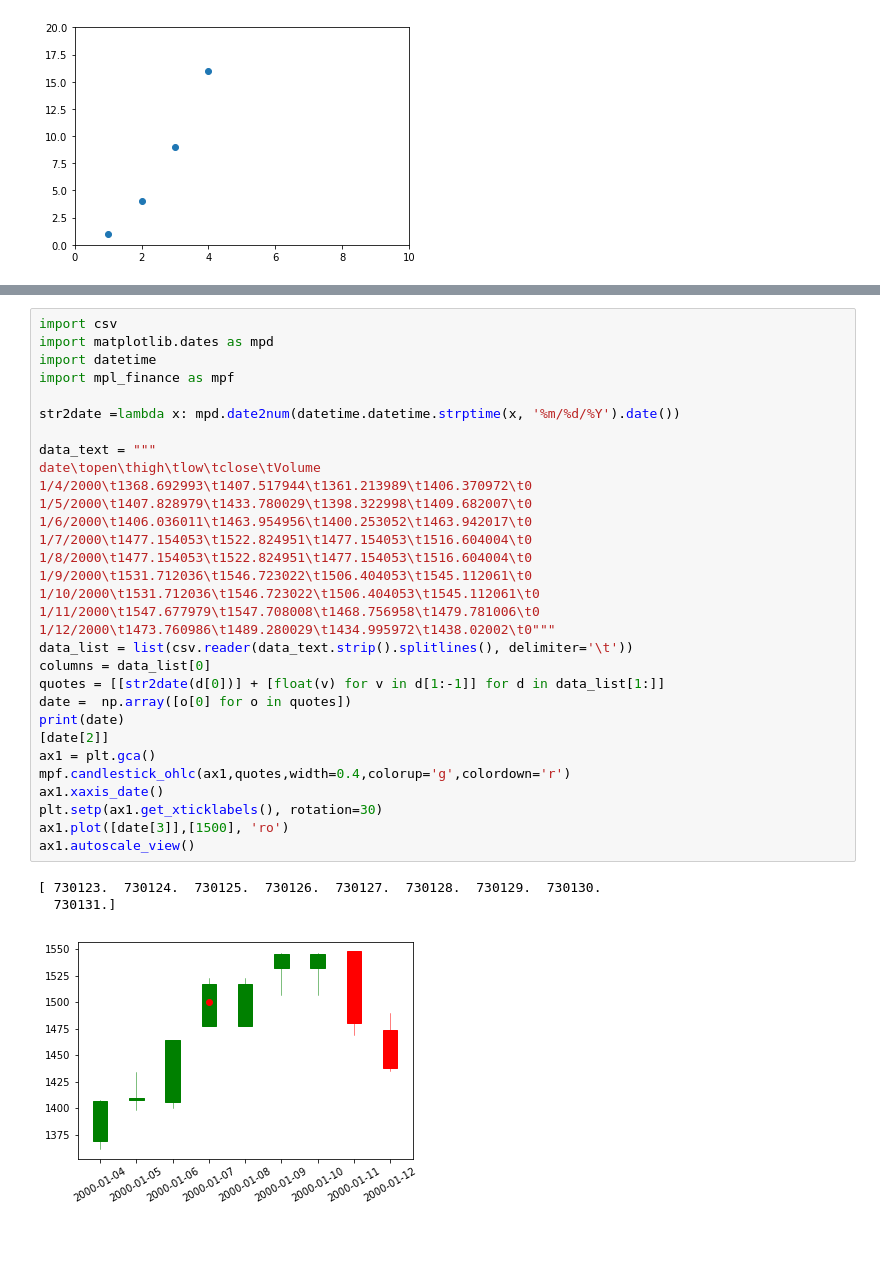
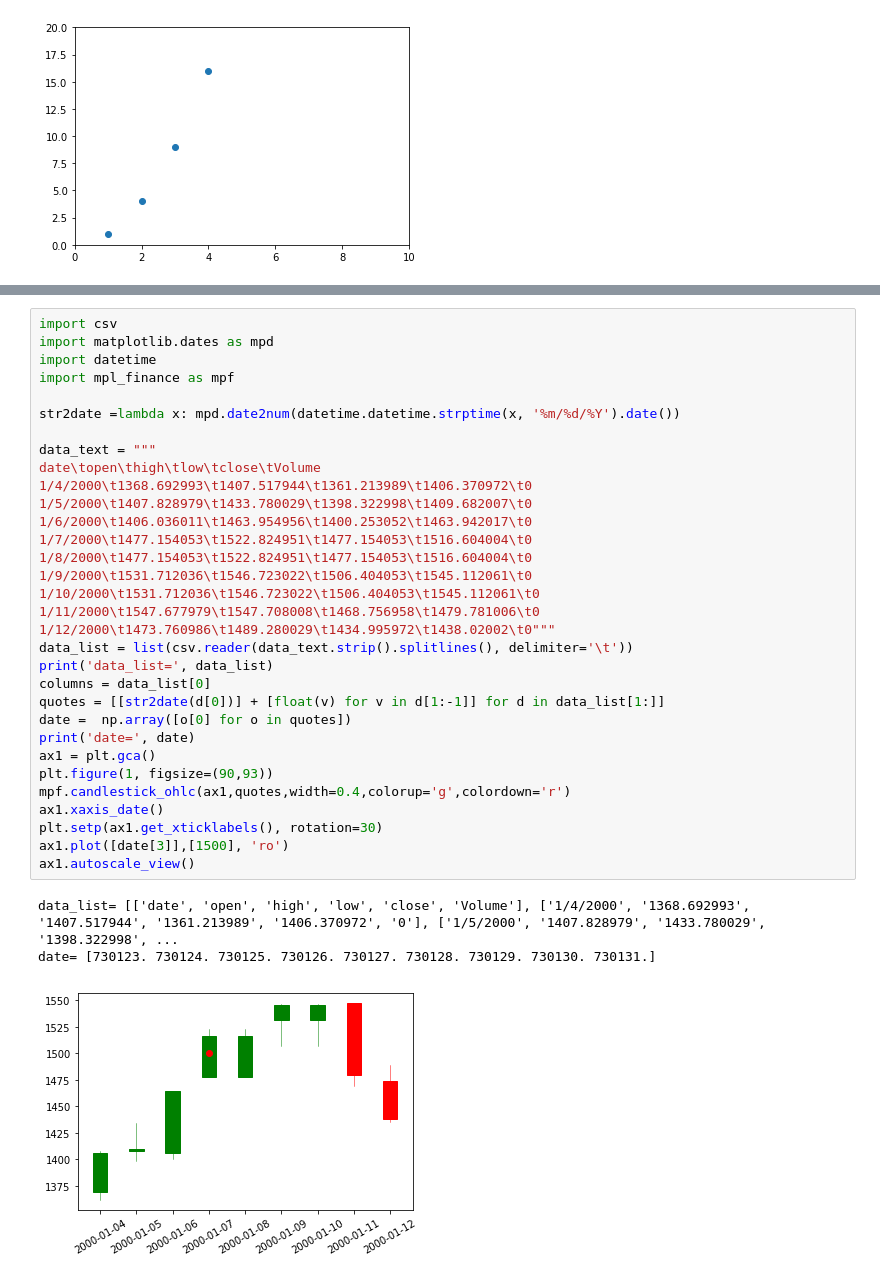
Before and after one commit to zhu4ling3/vnpy, a Jupyter notebook: examples/MyTest/test2.ipynb, the cells around one changed output, grey strips where cells are left out. Saved outputs shown, nothing was run; the diff lists cells and outputs as text; blank space fills up the shorter version.

```diff
--- a/examples/MyTest/test2.ipynb
+++ b/examples/MyTest/test2.ipynb
@@ -24,35 +23,36 @@ plt.plot(t, t, 'r--', t, t**2, 'bs', t, t**3, 'g^')
 # %%
 import csv
 import matplotlib.dates as mpd
 import datetime
 import mpl_finance as mpf
 
 str2date =lambda x: mpd.date2num(datetime.datetime.strptime(x, '%m/%d/%Y').date())
 
 data_text = """
 date\topen\thigh\tlow\tclose\tVolume
 1/4/2000\t1368.692993\t1407.517944\t1361.213989\t1406.370972\t0
 1/5/2000\t1407.828979\t1433.780029\t1398.322998\t1409.682007\t0
 1/6/2000\t1406.036011\t1463.954956\t1400.253052\t1463.942017\t0
 1/7/2000\t1477.154053\t1522.824951\t1477.154053\t1516.604004\t0
 1/8/2000\t1477.154053\t1522.824951\t1477.154053\t1516.604004\t0
 1/9/2000\t1531.712036\t1546.723022\t1506.404053\t1545.112061\t0
 1/10/2000\t1531.712036\t1546.723022\t1506.404053\t1545.112061\t0
 1/11/2000\t1547.677979\t1547.708008\t1468.756958\t1479.781006\t0
 1/12/2000\t1473.760986\t1489.280029\t1434.995972\t1438.02002\t0"""
 data_list = list(csv.reader(data_text.strip().splitlines(), delimiter='\t'))
+print('data_list=', data_list)
 columns = data_list[0]
 quotes = [[str2date(d[0])] + [float(v) for v in d[1:-1]] for d in data_list[1:]]
 date =  np.array([o[0] for o in quotes])
-print(date)
-[date[2]]
+print('date=', date)
 ax1 = plt.gca()
+plt.figure(1, figsize=(90,93))
 mpf.candlestick_ohlc(ax1,quotes,width=0.4,colorup='g',colordown='r')
 ax1.xaxis_date()
 plt.setp(ax1.get_xticklabels(), rotation=30)
 ax1.plot([date[3]],[1500], 'ro')
 ax1.autoscale_view()
 # %% [output]
-[ 730123.  730124.  730125.  730126.  730127.  730128.  730129.  730130.
-  730131.]
+data_list= [['date', 'open', 'high', 'low', 'close', 'Volume'], ['1/4/2000', '1368.692993', '1407.517944', '1361.213989', '1406.370972', '0'], ['1/5/2000', '1407.828979', '1433.780029', '1398.322998', ...
+date= [730123. 730124. 730125. 730126. 730127. 730128. 730129. 730130. 730131.]
-[figure, old version]
+[figure, new version]
```
Also changed, not shown: parts of 1 cell of this notebook, 2 other files.
